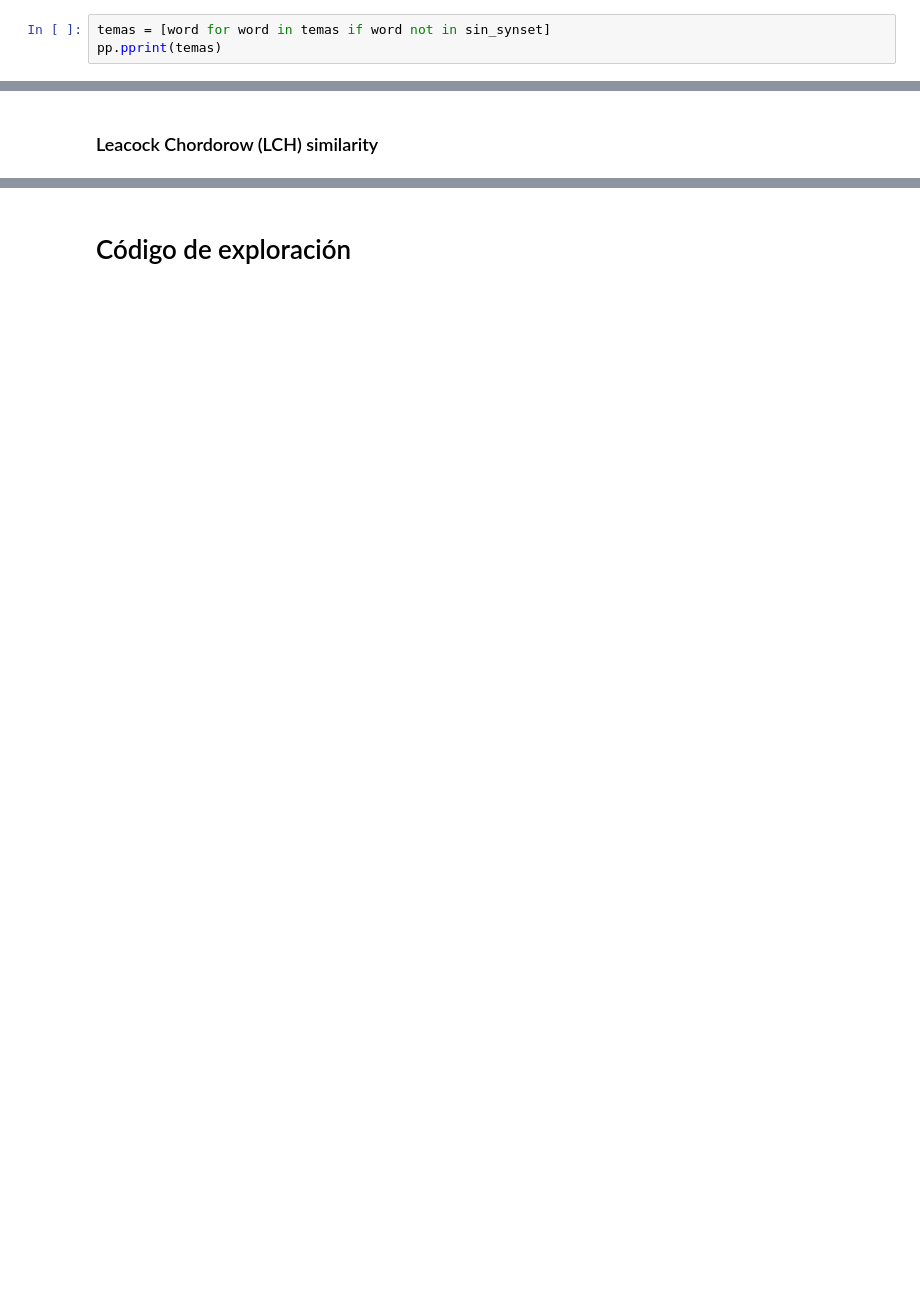
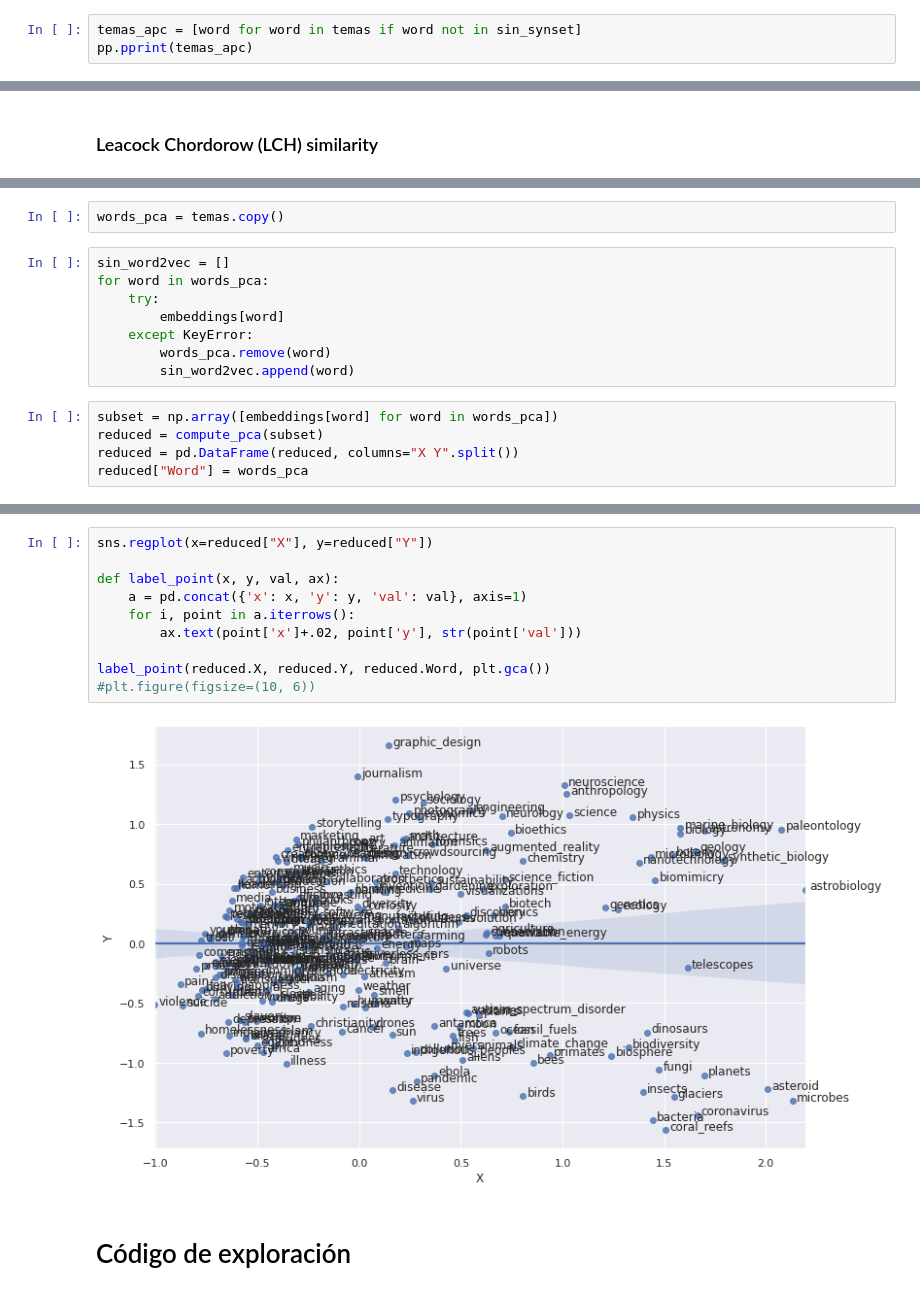
Before and after one commit to lromano97/text-mining, a Jupyter notebook: variable-talks__tags.ipynb, the cells around one changed output, grey strips where cells are left out. Cells and saved outputs as stored; diff of their text form; blank space fills up the shorter version.

```diff
--- a/variable-talks__tags.ipynb
+++ b/variable-talks__tags.ipynb
@@ -211,8 +213,8 @@ pp.pprint(sin_synset)
  'street_art', 'synthetic_biology', 'ux_design', 'wind_energy',
  'women_in_business', 'work-life_balance']
 # %%
-temas = [word for word in temas if word not in sin_synset]
-pp.pprint(temas)
+temas_apc = [word for word in temas if word not in sin_synset]
+pp.pprint(temas_apc)
 # %% [output]
 ['activism', 'addiction', 'africa', 'aging', 'agriculture', 'ai', 'aids',
  'algorithm', 'aliens', "alzheimer's", 'animals', 'animation', 'antarctica',
@@ -347,0 +424,15 @@ WordNetError: ignored
+# %%
+words_pca = temas.copy()
+# %%
+sin_word2vec = []
+for word in words_pca:
+    try:
+        embeddings[word]
+    except KeyError:
+        words_pca.remove(word)
+        sin_word2vec.append(word)
+# %%
+subset = np.array([embeddings[word] for word in words_pca])
+reduced = compute_pca(subset)
+reduced = pd.DataFrame(reduced, columns="X Y".split())
+reduced["Word"] = words_pca
@@ -348,2 +448,14 @@ WordNetError: ignored
+# %%
+sns.regplot(x=reduced["X"], y=reduced["Y"])
+
+def label_point(x, y, val, ax):
+    a = pd.concat({'x': x, 'y': y, 'val': val}, axis=1)
+    for i, point in a.iterrows():
+        ax.text(point['x']+.02, point['y'], str(point['val']))
+
+label_point(reduced.X, reduced.Y, reduced.Word, plt.gca())
+#plt.figure(figsize=(10, 6))
+# %% [output]
+[figure, added]
 # %% [markdown]
 # Código de exploración
```
Also changed, not shown: parts of 34 cells of this notebook.
